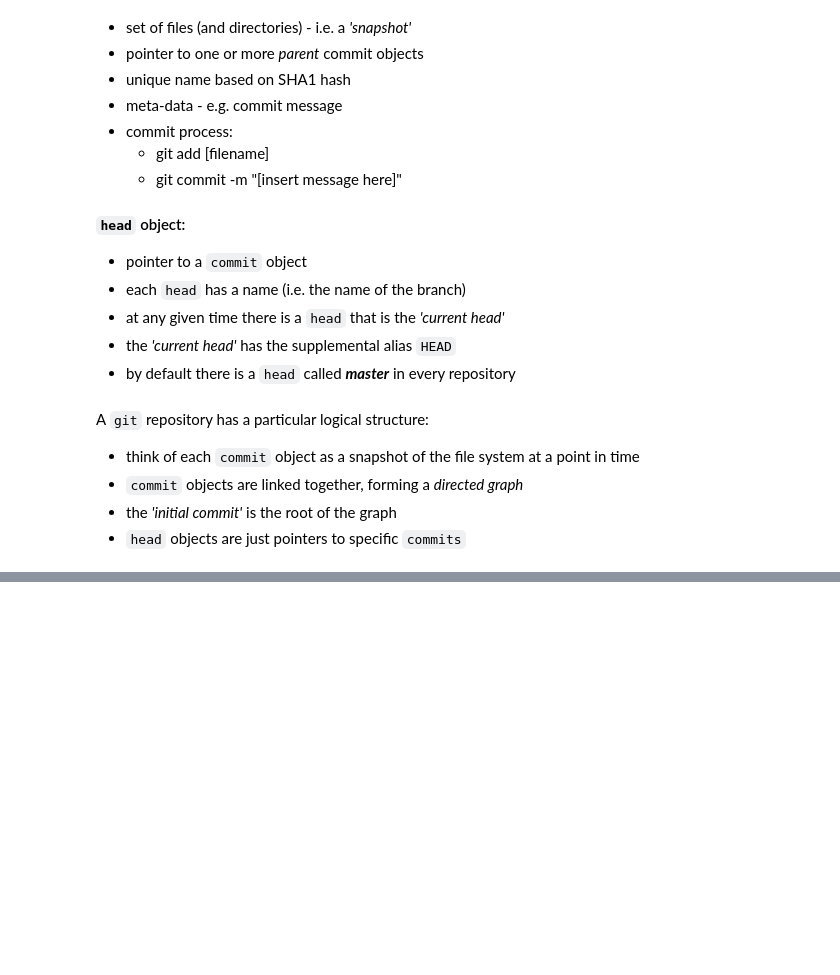
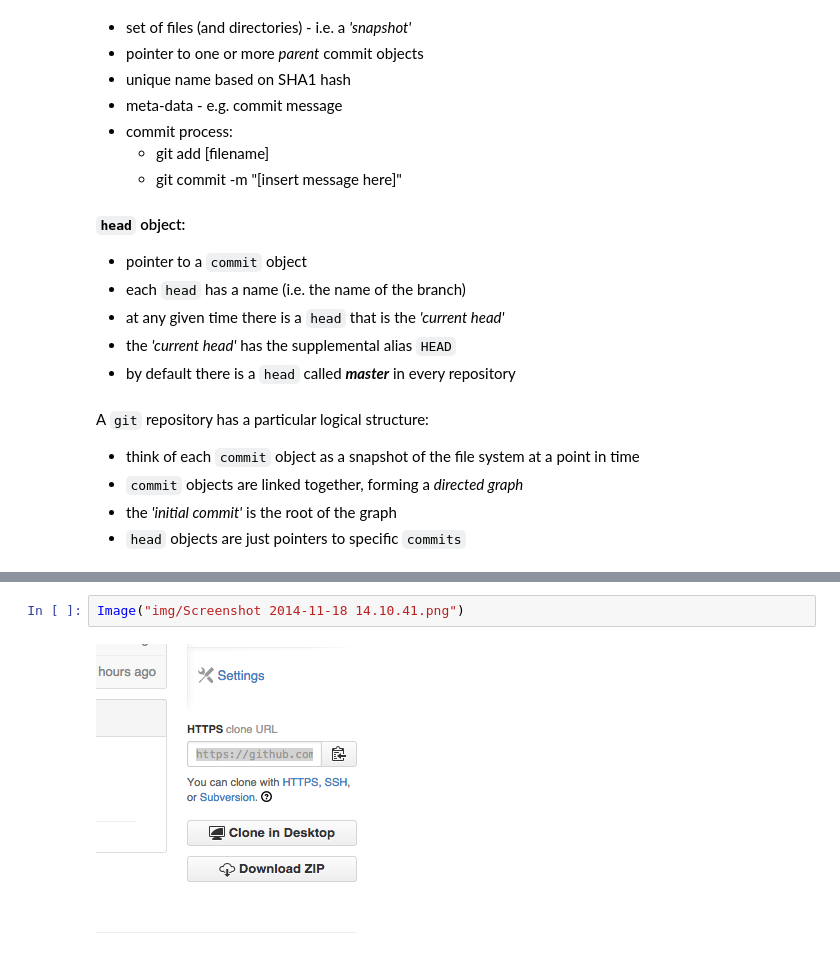
Before and after one commit to three0five/DAT_SF_11, a Jupyter notebook: labs/lab_01/intro_to_git.ipynb, the cells around one changed output, grey strips where cells are left out. Cells and saved outputs as stored; diff of their text form; blank space fills up the shorter version.

```diff
--- a/labs/lab_01/intro_to_git.ipynb
+++ b/labs/lab_01/intro_to_git.ipynb
@@ -71,0 +71,4 @@ Additional settings, for example you can set your editor to something other than
+# %%
+Image("img/Screenshot 2014-11-18 14.10.41.png")
+# %% [output]
+[figure, added]
```
Also changed, not shown: parts of 11 cells of this notebook, 3 other files.
